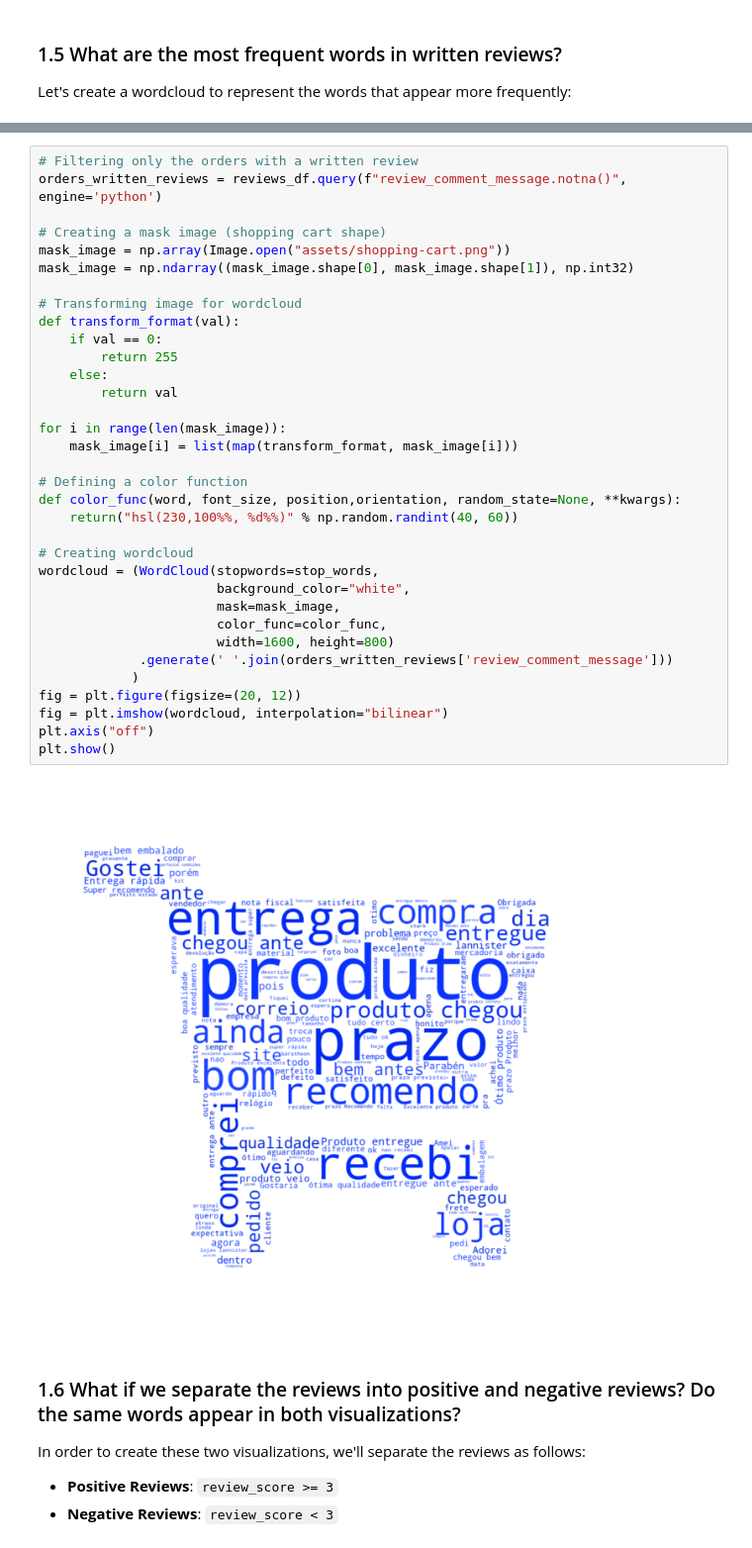
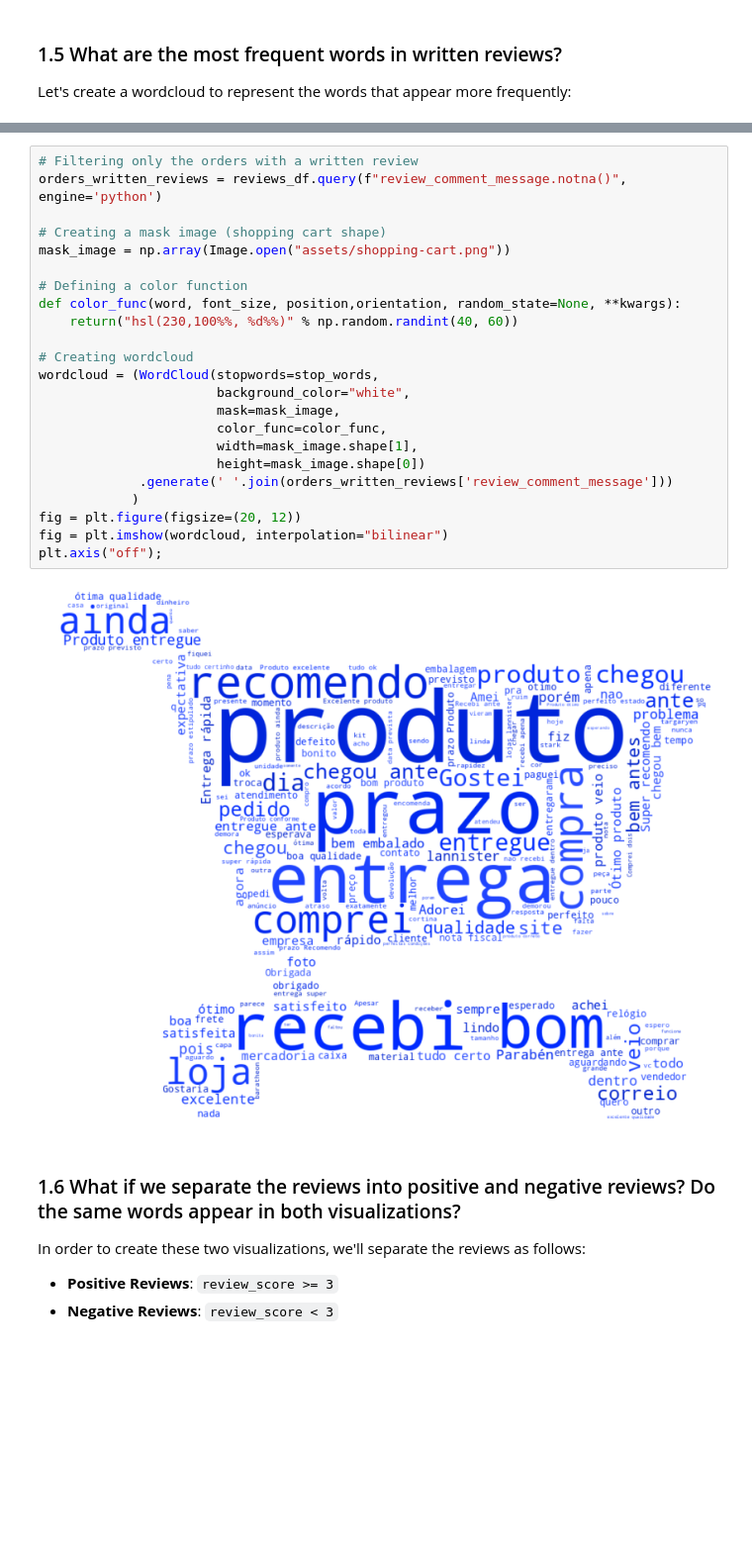
Before and after one commit to kimurarh/ecommerce-review-classification, a Jupyter notebook: 0-Exploratory-Data-Analysis.ipynb, the cells around one changed output, grey strips where cells are left out. Shown at 99% size. Cells and saved outputs as stored; diff of their text form; blank space fills up the shorter version.

```diff
--- a/0-Exploratory-Data-Analysis.ipynb
+++ b/0-Exploratory-Data-Analysis.ipynb
@@ -172,39 +173,28 @@ stop_words = stopwords.words('portuguese')
 # %%
 # Filtering only the orders with a written review
 orders_written_reviews = reviews_df.query(f"review_comment_message.notna()", engine='python')
 
 # Creating a mask image (shopping cart shape)
 mask_image = np.array(Image.open("assets/shopping-cart.png"))
-mask_image = np.ndarray((mask_image.shape[0], mask_image.shape[1]), np.int32)
-
-# Transforming image for wordcloud
-def transform_format(val):
-    if val == 0:
-        return 255
-    else:
-        return val
-
-for i in range(len(mask_image)):
-    mask_image[i] = list(map(transform_format, mask_image[i]))
 
 # Defining a color function
 def color_func(word, font_size, position,orientation, random_state=None, **kwargs):
     return("hsl(230,100%%, %d%%)" % np.random.randint(40, 60))
 
 # Creating wordcloud
 wordcloud = (WordCloud(stopwords=stop_words,
                        background_color="white",
                        mask=mask_image,
                        color_func=color_func,
-                       width=1600, height=800)
+                       width=mask_image.shape[1],
+                       height=mask_image.shape[0])
              .generate(' '.join(orders_written_reviews['review_comment_message']))
             )
 fig = plt.figure(figsize=(20, 12))
 fig = plt.imshow(wordcloud, interpolation="bilinear")
-plt.axis("off")
-plt.show()
+plt.axis("off");
 # %% [output]
-[figure, old version]
+[figure, new version]
 # %% [markdown]
 ### 1.6 What if we separate the reviews into positive and negative reviews? Do the same words appear in both visualizations?
 
```
Also changed, not shown: parts of 3 cells of this notebook, 1 other file.
